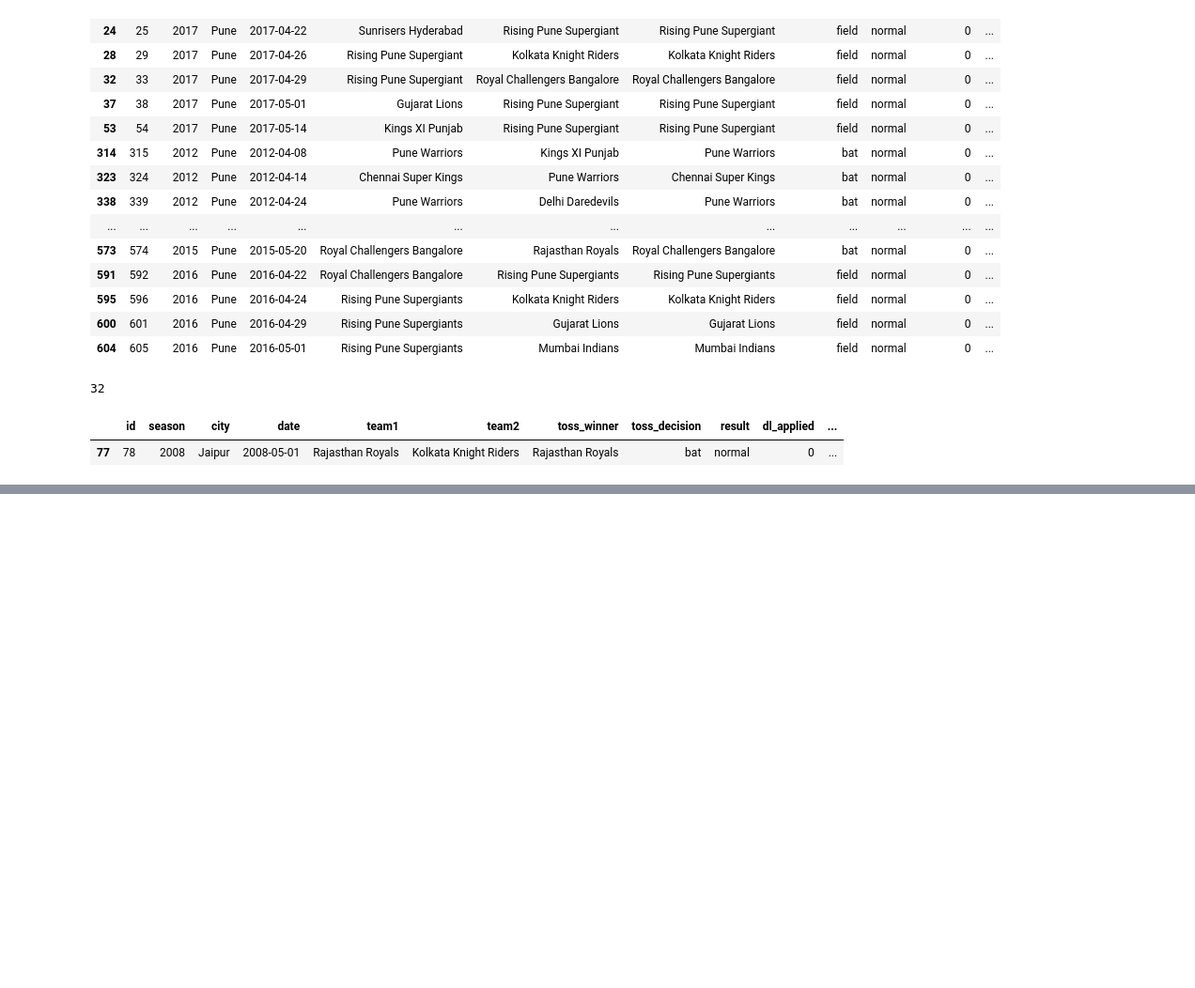
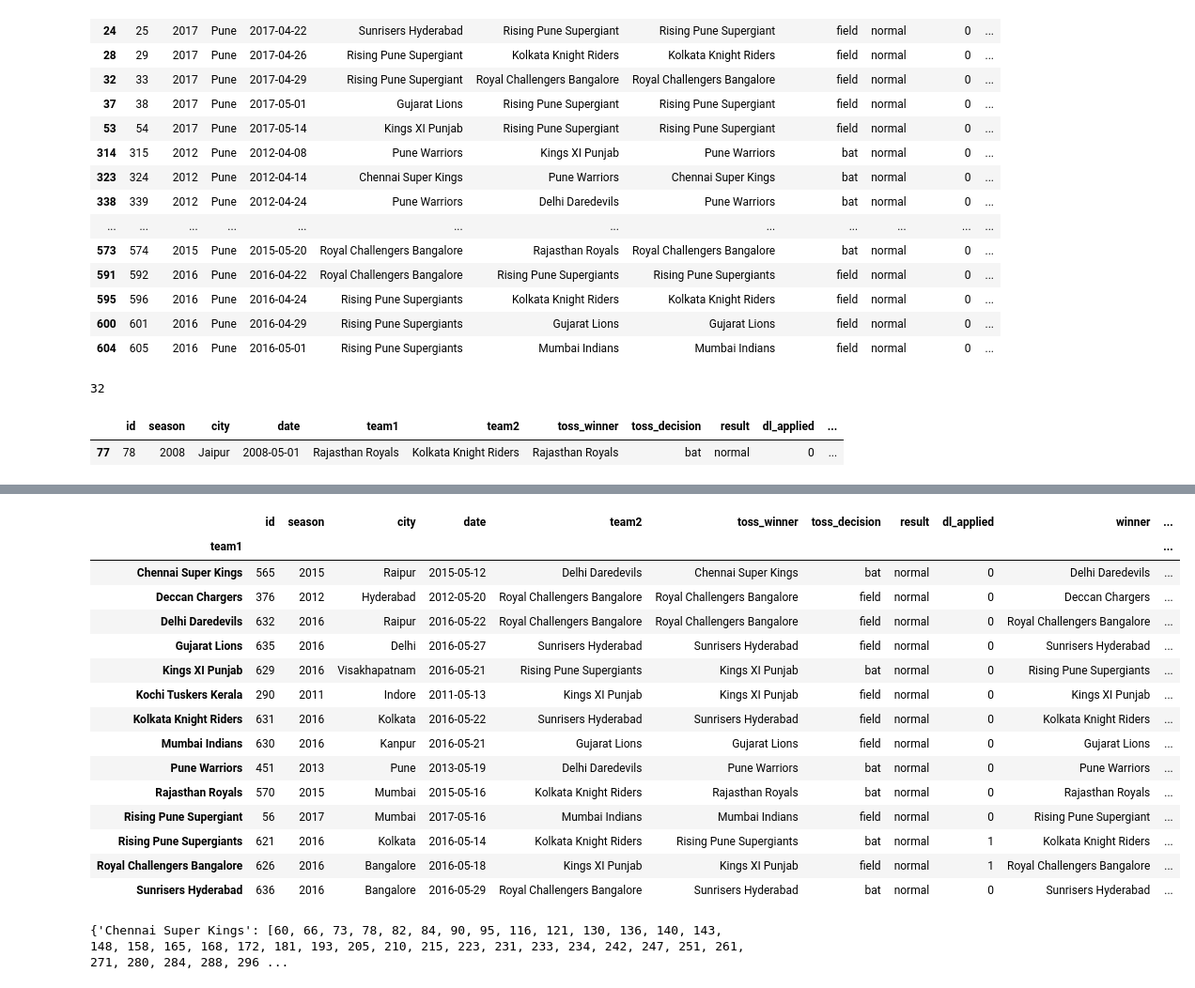
Before and after one commit to PurushottamMahajan/Python, a Jupyter notebook: Libraries/Pandas/IPLAnalysis.ipynb, the cells around one changed output, grey strips where cells are left out. Shown at 94% size. Drawn from its saved outputs; the diff is of its cells as text; code cells hidden in the pictures; blank space fills up the shorter version.

```diff
--- a/Libraries/Pandas/IPLAnalysis.ipynb
+++ b/Libraries/Pandas/IPLAnalysis.ipynb
@@ -268,0 +404,23 @@ df[mask1 & mask2]
+# %%
+grp.last()
+# %% [output]
+|  | id | season | city | date | team2 | toss_winner | toss_decision | result | dl_applied | winner | ... |
+| team1 |  |  |  |  |  |  |  |  |  |  | ... |
+| Chennai Super Kings | 565 | 2015 | Raipur | 2015-05-12 | Delhi Daredevils | Chennai Super Kings | bat | normal | 0 | Delhi Daredevils | ... |
+| Deccan Chargers | 376 | 2012 | Hyderabad | 2012-05-20 | Royal Challengers Bangalore | Royal Challengers Bangalore | field | normal | 0 | Deccan Chargers | ... |
+| Delhi Daredevils | 632 | 2016 | Raipur | 2016-05-22 | Royal Challengers Bangalore | Royal Challengers Bangalore | field | normal | 0 | Royal Challengers Bangalore | ... |
+| Gujarat Lions | 635 | 2016 | Delhi | 2016-05-27 | Sunrisers Hyderabad | Sunrisers Hyderabad | field | normal | 0 | Sunrisers Hyderabad | ... |
+| Kings XI Punjab | 629 | 2016 | Visakhapatnam | 2016-05-21 | Rising Pune Supergiants | Kings XI Punjab | bat | normal | 0 | Rising Pune Supergiants | ... |
+| Kochi Tuskers Kerala | 290 | 2011 | Indore | 2011-05-13 | Kings XI Punjab | Kings XI Punjab | field | normal | 0 | Kings XI Punjab | ... |
+| Kolkata Knight Riders | 631 | 2016 | Kolkata | 2016-05-22 | Sunrisers Hyderabad | Sunrisers Hyderabad | field | normal | 0 | Kolkata Knight Riders | ... |
+| Mumbai Indians | 630 | 2016 | Kanpur | 2016-05-21 | Gujarat Lions | Gujarat Lions | field | normal | 0 | Gujarat Lions | ... |
+| Pune Warriors | 451 | 2013 | Pune | 2013-05-19 | Delhi Daredevils | Pune Warriors | bat | normal | 0 | Pune Warriors | ... |
+| Rajasthan Royals | 570 | 2015 | Mumbai | 2015-05-16 | Kolkata Knight Riders | Rajasthan Royals | bat | normal | 0 | Rajasthan Royals | ... |
+| Rising Pune Supergiant | 56 | 2017 | Mumbai | 2017-05-16 | Mumbai Indians | Mumbai Indians | field | normal | 0 | Rising Pune Supergiant | ... |
+| Rising Pune Supergiants | 621 | 2016 | Kolkata | 2016-05-14 | Kolkata Knight Riders | Rising Pune Supergiants | bat | normal | 1 | Kolkata Knight Riders | ... |
+| Royal Challengers Bangalore | 626 | 2016 | Bangalore | 2016-05-18 | Kings XI Punjab | Kings XI Punjab | field | normal | 1 | Royal Challengers Bangalore | ... |
+| Sunrisers Hyderabad | 636 | 2016 | Bangalore | 2016-05-29 | Royal Challengers Bangalore | Sunrisers Hyderabad | bat | normal | 0 | Sunrisers Hyderabad | ... |
+# %%
+grp.groups
+# %% [output]
+{'Chennai Super Kings': [60, 66, 73, 78, 82, 84, 90, 95, 116, 121, 130, 136, 140, 143, 148, 158, 165, 168, 172, 181, 193, 205, 210, 215, 223, 231, 233, 234, 242, 247, 251, 261, 271, 280, 284, 288, 296 ...
```
Also changed, not shown: parts of 42 cells of this notebook.
